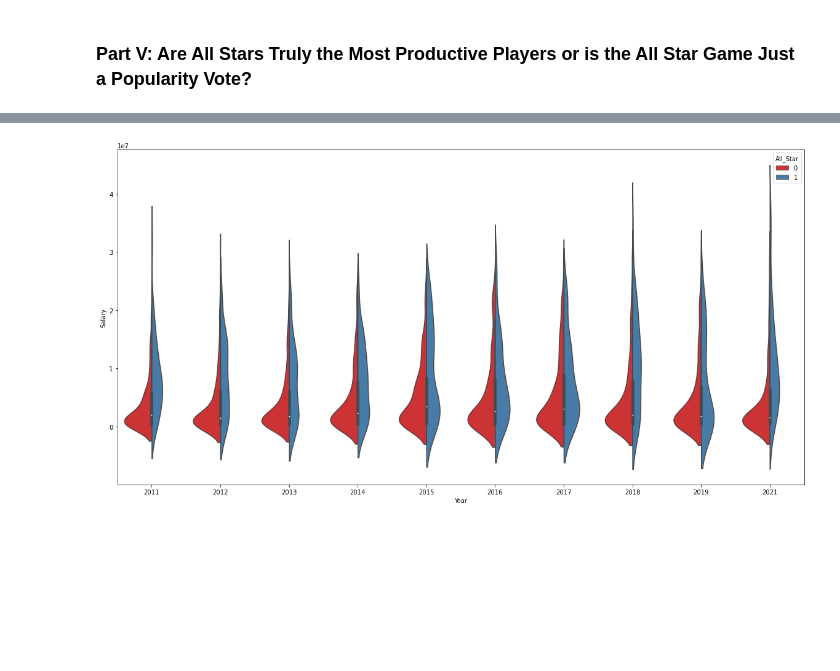
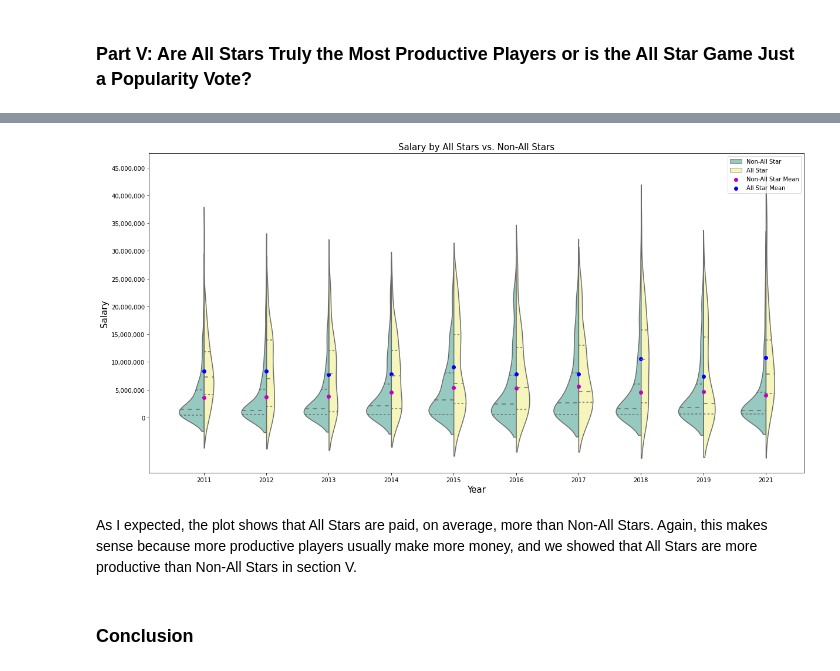
Before and after one commit to cjemm10/cjemm10, a Jupyter notebook: index.ipynb, the cells around one changed output, grey strips where cells are left out. Cells and saved outputs as stored; diff of their text form; code cells hidden in the pictures; blank space fills up the shorter version.

Commit message:
Final Product

```diff
--- a/index.ipynb
+++ b/index.ipynb
@@ -1501,12 +1537,10 @@ The success rate of this model is still very high, however, it is not significan
 # %% [markdown]
 In addition to player popularity, there is team popularity. Teams with stronger fanbases could potentially be biased and vote for their own players to be in the ASG, regardless of how well they are performing. Because of this, I am going to eliminate the player Names from the dataframe and I am going to one-hot encode the Teams they are on. For example, in 2015, the year after the Kansas City Royals made an improbable run to the World Series (and the year they ended up actually winning it), the Royals had 4 starters and 3 reserves in the All Star game. THis was most definitely due to team popularity, conmsidering one of the starters had the lowest slugging percentage and ISO in all of MLB. It was a disgrace that many players who actually played well that year didn't get to play in the game, however, this was the fan's vote. Maybe this year was an outlier, maybe it was representative. If the team popularity has any say in ASG nominations, this model below should have a higher predictive rate than the original model.
 # %%
-players = player_table[player_table.Year > 2010]
-players = players[players.Year != 2020]
-players = pd.merge(players, allstars, how="left", on=['playerID', 'Year'])
-players['All_Star'] = players['All_Star'].replace(np.NaN, 0)
+# The All Star game was not held in 2020 due to COVID so do not include this year in data
+players = player_table[player_table.Year != 2020]
 
-players['All_Star'] = players['All_Star'].astype(int)
+# Drop the playerID column because we don't need it
 players = players.drop(['playerID'], axis=1)
 
 # One-Hot Encode the names of players
@@ -1514,12 +1548,15 @@ ohe = OneHotEncoder()
 data = ohe.fit_transform(players[['Team']])
 players[ohe.categories_[0]] = data.toarray()
 
+# Drop categorical columns
+players = players.drop(['Name'], axis=1)
 players = players.drop(['Team'], axis=1)
-players = players.drop(['Name'], axis=1)
 players = players.drop(['Pos'], axis=1)
 
+# Remove any rows that have Null data...for example, prior to 2015, statcast data did not exist so players before this are not useable because it can't calculate we a null value
 players = players[~players.isnull().any(axis=1)]
 
+# Select our x and y variables for the model
 x = players.drop('All_Star', axis=1).values
 y = players['All_Star'].values
 
@@ -1628,19 +1829,63 @@ plt.show()
 # %%
+# The All Star game was not held in 2020 due to COVID so do not include this year in data
 players = player_table[player_table.Year != 2020]
-players = pd.merge(players, allstars, how="left", on=['playerID', 'Year'])
-players['All_Star'] = players['All_Star'].replace(np.NaN, 0)
 
-players['All_Star'] = players['All_Star'].astype(int)
-players['Salary'] = players['Salary'].astype(int)
+# Drop the playerID column because we don't need it
 players = players.drop(['playerID'], axis=1)
+
+# Only include players with at least 200 at-bats so that small sample sizes do not skew the data.
+# FOr example, a plaer could go 5/7 with 5 homeruns after being called up for the final series in September,
+# but even though he did fantastic, 7 at bats isn't going to get him a nomination, especially since the ASG is in July
 players = players[players.AB > 100]
 
-colors = {1:'tab:green', 0:'tab:red'}
+players['All_Star'] = players['All_Star'].replace({0 : 'Non-All Star', 1 : 'All Star'})
+
+# Cast the values of Salary column as an int
+players['Salary'] = players['Salary'].astype(int)
 
 fig, ax = plt.subplots()
+fig.subplots_adjust(wspace=.25)
 fig.set_figheight(10)
 fig.set_figwidth(20)
-seaborn.violinplot(x="Year", y="Salary", data=players, split=True, hue='All_Star', palette='Set1')
+
+plt.sca(ax)
+plt.gca().set_title('Salary by All Stars vs. Non-All Stars', fontsize=15)
+plt.gca().set_xlabel('Year', fontsize=15)
+plt.gca().set_ylabel('Salary ($)', fontsize=15)
+
+seaborn.violinplot(x="Year", y="Salary", data=players, split=True, hue='All_Star', palette='Set3', inner="quartile")
+
+# Plot mean for all stars
+means = players.groupby(['Year', 'All_Star'])['Salary'].mean()
+
+# Add points to the plot where x is the year and y is the mean of the metric
+# Violin plot is labeled by year, but the axis ticks are really 0-9, so I need a dict to naviogate it
+year_conversion = {2011:0, 2012:1, 2013:2, 2014:3, 2015:4, 2016:5, 2017:6, 2018:7, 2019:8, 2021:9}
+count = 0
+for year in range(2011, 2022):
+    if year != 2020:
+        if count == 0:
+            plt.scatter(x=year_conversion[year], y=means[year]['Non-All Star'], color = 'm', label='Non-All Star Mean')
+            plt.scatter(x=year_conversion[year], y=means[year]['All Star'], color = 'blue', label='All Star Mean')
+            count = 1
+        else:
+            plt.scatter(x=year_conversion[year], y=means[year]['Non-All Star'], color = 'm')
+            plt.scatter(x=year_conversion[year], y=means[year]['All Star'], color = 'blue')
+
+# Change yticks from scientific notation to more readable
+plt.yticks(np.arange(0, 50000000, 5000000))
+label_format = '{:,.0f}'
+ticks_loc = plt.gca().get_yticks().tolist()
+plt.gca().yaxis.set_major_locator(mticker.FixedLocator(ticks_loc))
+plt.gca().set_yticklabels([label_format.format(y) for y in ticks_loc])
+
+# Add legend to plot
+ax.legend()
+
 plt.show()
 # %% [output]
-[figure, old version]
+[figure, new version]
+# %% [markdown]
+As I expected, the plot shows that All Stars are paid, on average, more than Non-All Stars. Again, this makes sense because more productive players usually make more money, and we showed that All Stars are more productive than Non-All Stars in section V.
+# %% [markdown]
+### Conclusion
```
Also changed, not shown: parts of 20 cells of this notebook.
